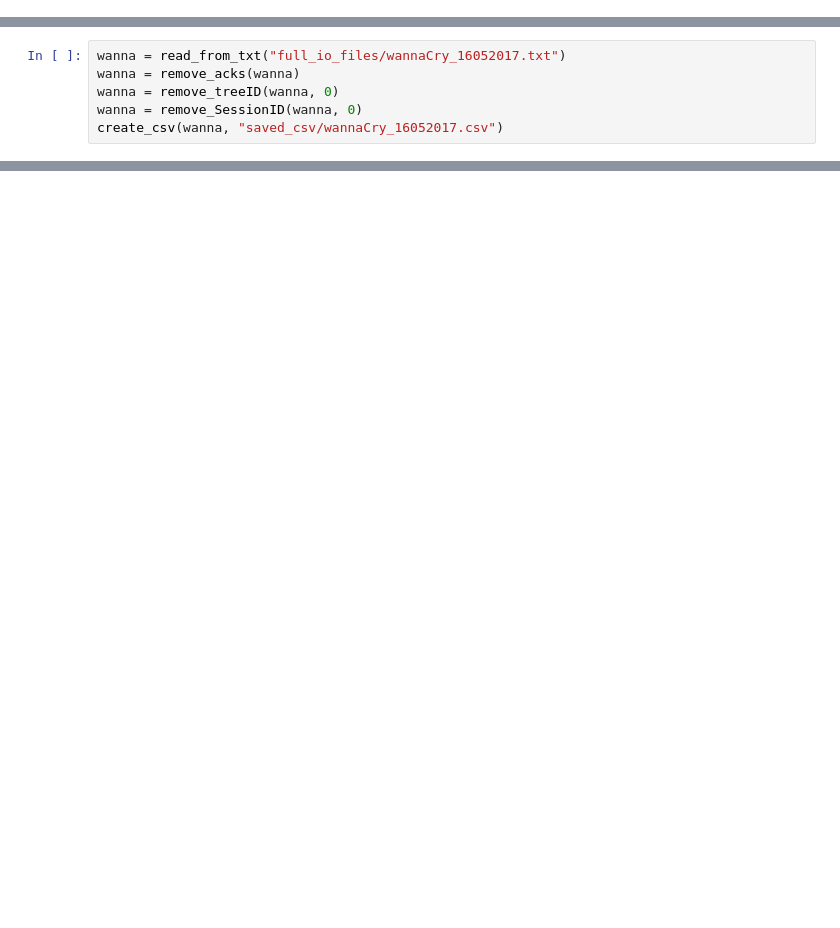
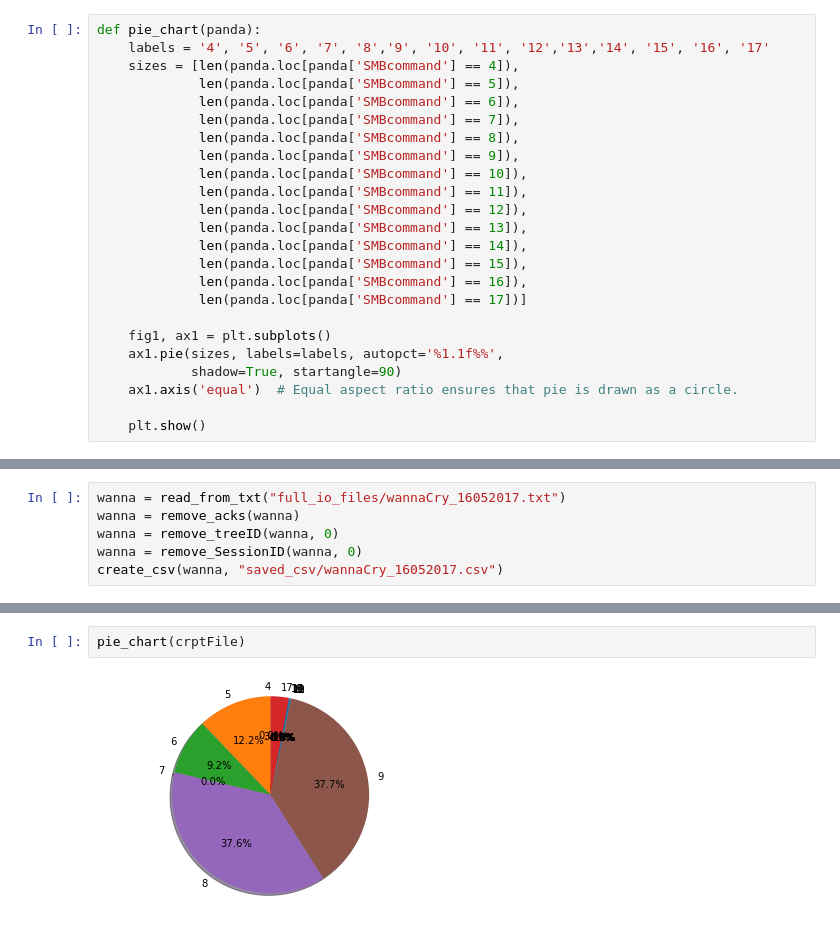
Before and after one commit to cdlewis4553/log_analysis, a Jupyter notebook: pd.ipynb, the cells around one changed output, grey strips where cells are left out. Drawn from its saved outputs; the diff is of its cells as text; blank space fills up the shorter version.

```diff
--- a/pd.ipynb
+++ b/pd.ipynb
@@ -25,3 +25,27 @@ def create_csv(panda, file_name):
 def plot_freq_over_time(panda, SMBcommand, num_bins):
     plt.hist(x=panda.loc[panda['SMBcommand'] == SMBcommand].Timestamp , bins=num_bins)
     plt.show()
+# %%
+def pie_chart(panda):
+    labels = '4', '5', '6', '7', '8','9', '10', '11', '12','13','14', '15', '16', '17'
+    sizes = [len(panda.loc[panda['SMBcommand'] == 4]),
+             len(panda.loc[panda['SMBcommand'] == 5]),
+             len(panda.loc[panda['SMBcommand'] == 6]),
+             len(panda.loc[panda['SMBcommand'] == 7]),
+             len(panda.loc[panda['SMBcommand'] == 8]),
+             len(panda.loc[panda['SMBcommand'] == 9]),
+             len(panda.loc[panda['SMBcommand'] == 10]),
+             len(panda.loc[panda['SMBcommand'] == 11]),
+             len(panda.loc[panda['SMBcommand'] == 12]),
+             len(panda.loc[panda['SMBcommand'] == 13]),
+             len(panda.loc[panda['SMBcommand'] == 14]),
+             len(panda.loc[panda['SMBcommand'] == 15]),
+             len(panda.loc[panda['SMBcommand'] == 16]),
+             len(panda.loc[panda['SMBcommand'] == 17])]
+
+    fig1, ax1 = plt.subplots()
+    ax1.pie(sizes, labels=labels, autopct='%1.1f%%',
+            shadow=True, startangle=90)
+    ax1.axis('equal')  # Equal aspect ratio ensures that pie is drawn as a circle.
+
+    plt.show()
@@ -60,0 +115,4 @@ plot_freq_over_time(sopa, 5, 200)
+# %%
+pie_chart(crptFile)
+# %% [output]
+[figure, added]
```
Also changed, not shown: parts of 13 cells of this notebook, 4 other files.
